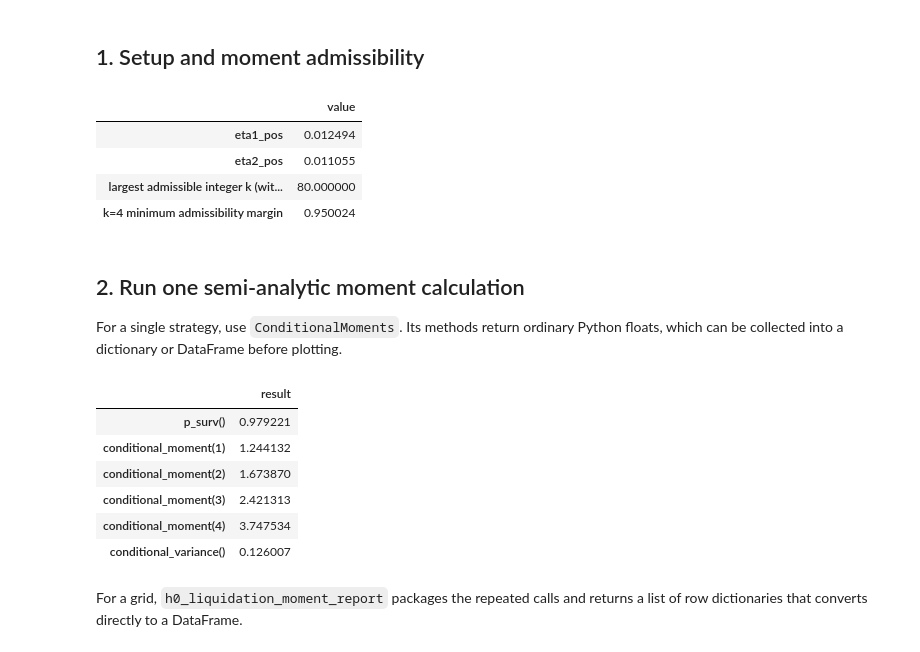
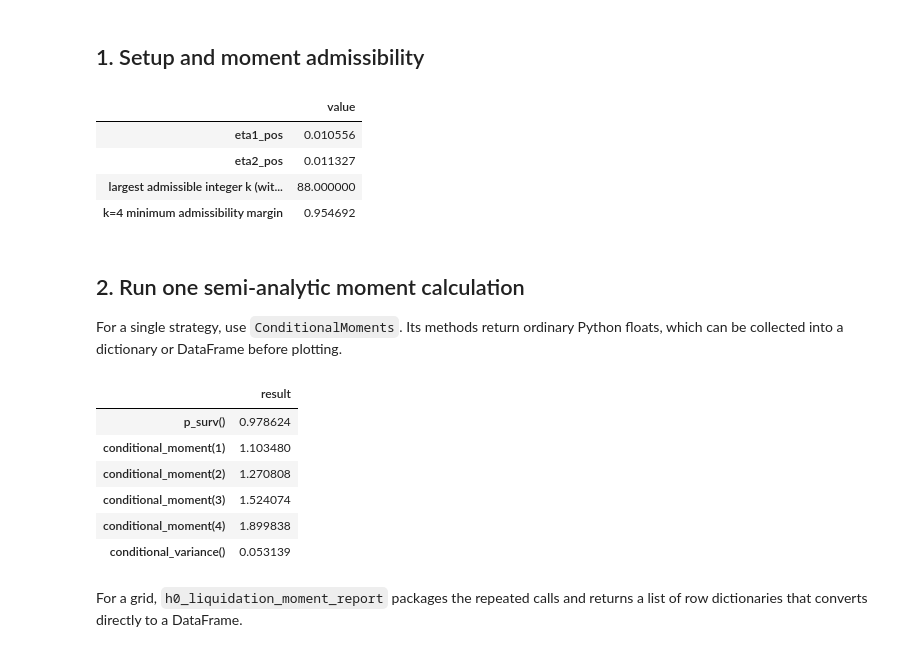
Before and after one commit to francisliu2/Defi_interestRate, a Jupyter notebook: notebooks/02_survival_and_integer_moments.ipynb, the cells around one changed output. Cells and saved outputs as stored; diff of their text form; code cells hidden in the pictures.

```diff
--- a/notebooks/02_survival_and_integer_moments.ipynb
+++ b/notebooks/02_survival_and_integer_moments.ipynb
@@ -15,38 +15,38 @@ from pathlib import Path
 import sys
 
 ROOT = next(
     path for path in [Path.cwd(), *Path.cwd().parents]
     if (path / "optimal_long_short").exists() and (path / "results").exists()
 )
 if str(ROOT) not in sys.path:
     sys.path.insert(0, str(ROOT))
 
 import matplotlib.pyplot as plt
 import numpy as np
 import pandas as pd
 
 plt.style.use("seaborn-v0_8-whitegrid")
 plt.rcParams.update({"figure.figsize": (8, 4.5), "axes.spines.top": False, "axes.spines.right": False})
 
 from optimal_long_short.job_runners.common import load_calibrated_params
 from optimal_long_short.risk_report import h0_liquidation_moment_report
 
-params, constraint = load_calibrated_params(ROOT / "results" / "params_WETH_WBTC.json")
+params, constraint = load_calibrated_params(ROOT / "results" / "params_empirical_showcase.json")
 T = 1.0 / 12.0
 admissible_orders = [k for k in range(1, 101) if k * params.eta1_pos < 1.0 and k * params.eta2_pos < 1.0]
 
 pd.Series({
     "eta1_pos": params.eta1_pos,
     "eta2_pos": params.eta2_pos,
     "largest admissible integer k (within 1..100)": max(admissible_orders),
     "k=4 minimum admissibility margin": min(1 - 4 * params.eta1_pos, 1 - 4 * params.eta2_pos),
 }).to_frame("value")
 # %% [output]
 |  | value |
-| eta1_pos | 0.012494 |
-| eta2_pos | 0.011055 |
-| largest admissible integer k (wit... | 80.000000 |
-| k=4 minimum admissibility margin | 0.950024 |
+| eta1_pos | 0.010556 |
+| eta2_pos | 0.011327 |
+| largest admissible integer k (wit... | 88.000000 |
+| k=4 minimum admissibility margin | 0.954692 |
 # %% [markdown]
 ## 2. Run one semi-analytic moment calculation
 
@@ -72,12 +72,12 @@ one_point = {
 pd.Series(one_point).to_frame("result").style.format(precision=6)
 # %% [output]
 |  | result |
-| p_surv() | 0.979221 |
-| conditional_moment(1) | 1.244132 |
-| conditional_moment(2) | 1.673870 |
-| conditional_moment(3) | 2.421313 |
-| conditional_moment(4) | 3.747534 |
-| conditional_variance() | 0.126007 |
+| p_surv() | 0.978624 |
+| conditional_moment(1) | 1.103480 |
+| conditional_moment(2) | 1.270808 |
+| conditional_moment(3) | 1.524074 |
+| conditional_moment(4) | 1.899838 |
+| conditional_variance() | 0.053139 |
 # %% [markdown]
 For a grid, `h0_liquidation_moment_report` packages the repeated calls and returns a list of row dictionaries that converts directly to a DataFrame.
 # %% [markdown]
```
Also changed, not shown: parts of 5 cells of this notebook, 43 other files.
